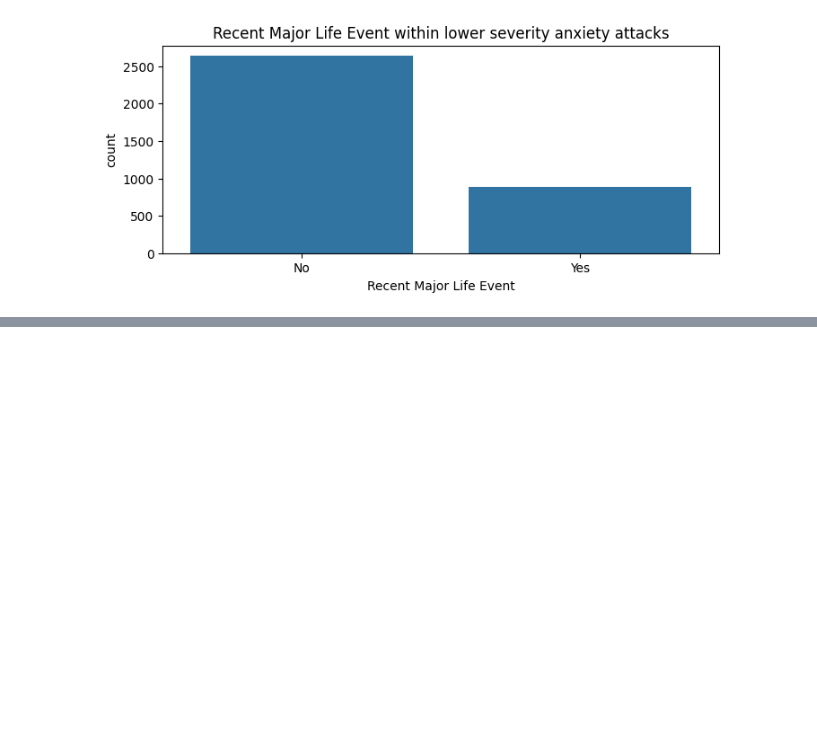
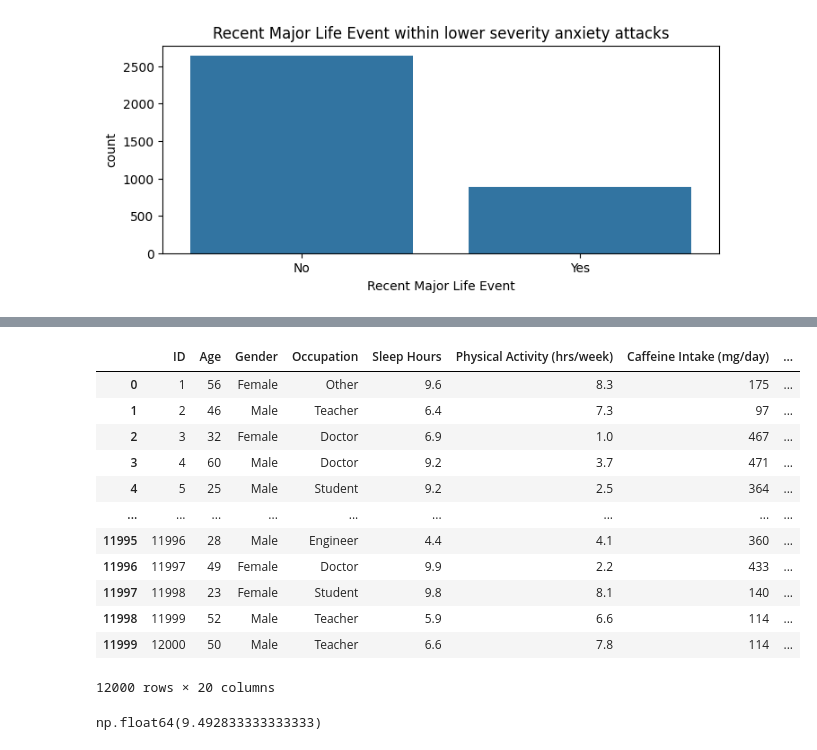
Before and after one commit to dv-tiagosilva/anxiety_attack_data_analysis_, a Jupyter notebook: analysis_anxiety_attack.ipynb, the cells around one changed output, grey strips where cells are left out. Saved outputs shown, nothing was run; the diff lists cells and outputs as text; code cells hidden in the pictures; blank space fills up the shorter version.

```diff
--- a/analysis_anxiety_attack.ipynb
+++ b/analysis_anxiety_attack.ipynb
@@ -294,0 +295,20 @@ for i in categorical_cols:
+# %%
+df
+# %% [output]
+|  | ID | Age | Gender | Occupation | Sleep Hours | Physical Activity (hrs/week) | Caffeine Intake (mg/day) | ... |
+| 0 | 1 | 56 | Female | Other | 9.6 | 8.3 | 175 | ... |
+| 1 | 2 | 46 | Male | Teacher | 6.4 | 7.3 | 97 | ... |
+| 2 | 3 | 32 | Female | Doctor | 6.9 | 1.0 | 467 | ... |
+| 3 | 4 | 60 | Male | Doctor | 9.2 | 3.7 | 471 | ... |
+| 4 | 5 | 25 | Male | Student | 9.2 | 2.5 | 364 | ... |
+| ... | ... | ... | ... | ... | ... | ... | ... | ... |
+| 11995 | 11996 | 28 | Male | Engineer | 4.4 | 4.1 | 360 | ... |
+| 11996 | 11997 | 49 | Female | Doctor | 9.9 | 2.2 | 433 | ... |
+| 11997 | 11998 | 23 | Female | Student | 9.8 | 8.1 | 140 | ... |
+| 11998 | 11999 | 52 | Male | Teacher | 5.9 | 6.6 | 114 | ... |
+| 11999 | 12000 | 50 | Male | Teacher | 6.6 | 7.8 | 114 | ... |
+12000 rows × 20 columns
+# %%
+df['Alcohol Consumption (drinks/week)']
+# %% [output]
+np.float64(9.492833333333333)
```
Also changed, not shown: parts of 1 cell of this notebook.
